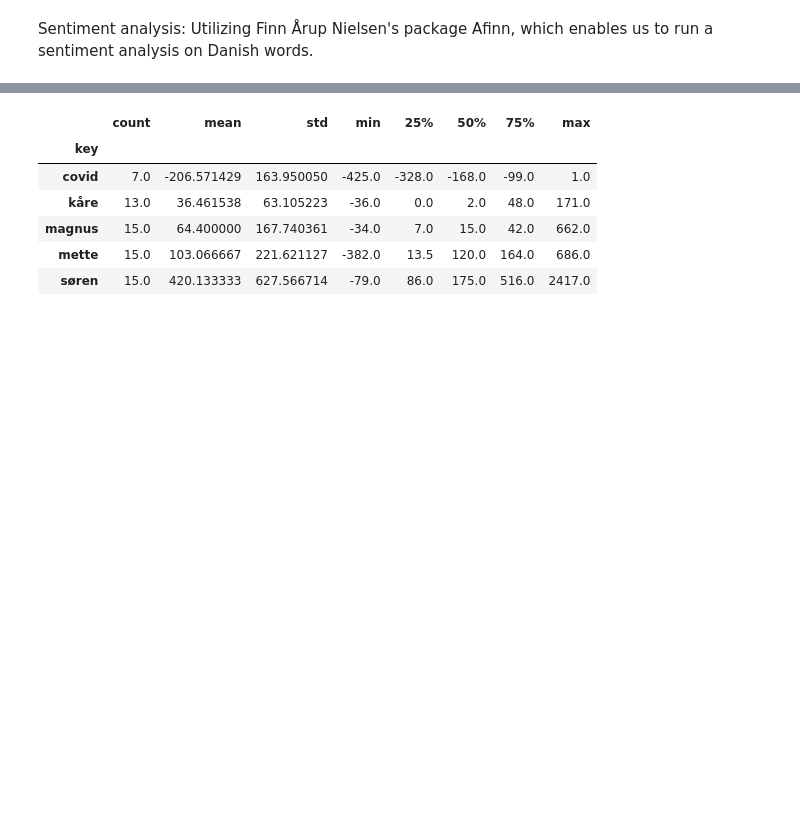
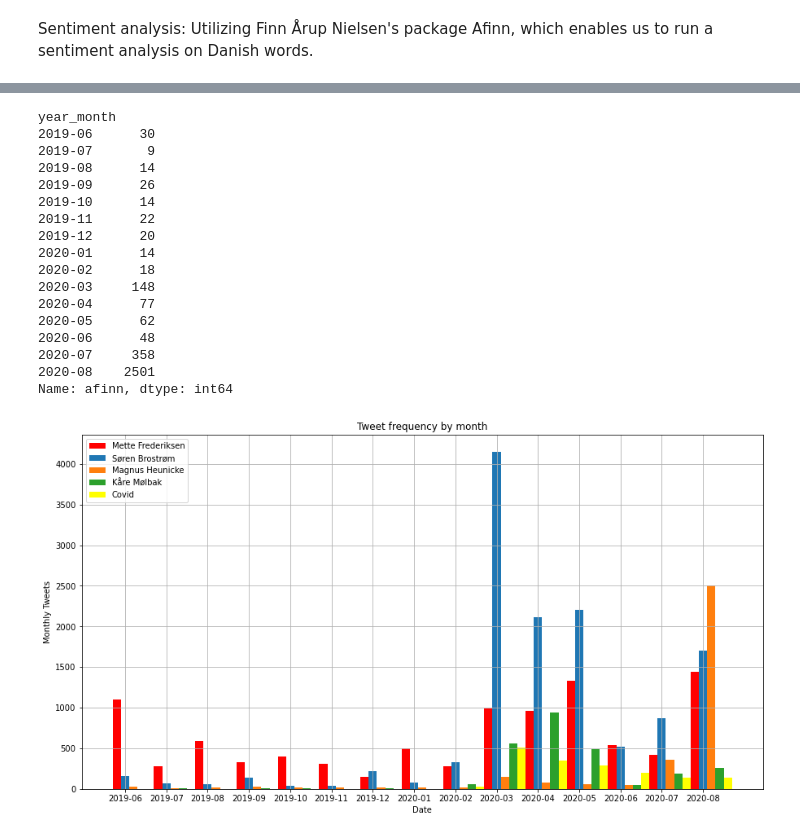
Before and after one commit to Gustavduus/Group-59, a Jupyter notebook: Twitter_scrape.ipynb, the cells around one changed output, grey strips where cells are left out. Cells and saved outputs as stored; diff of their text form; code cells hidden in the pictures; blank space fills up the shorter version.

```diff
--- a/Twitter_scrape.ipynb
+++ b/Twitter_scrape.ipynb
@@ -180,12 +183,56 @@ afinn_describe = twitter_lists.groupby(['year_month', 'key'])['afinn'].sum().gro
 #afinn_describe.to_excel("dataframes.xlsx", sheet_name='Extract')
 
 afinn_describe
+
+twitter_lists.loc[twitter_lists['key'] == 'magnus'].groupby('year_month')['afinn'].count()
 # %% [output]
-|  | count | mean | std | min | 25% | 50% | 75% | max |
-| key |  |  |  |  |  |  |  |  |
-| covid | 7.0 | -206.571429 | 163.950050 | -425.0 | -328.0 | -168.0 | -99.0 | 1.0 |
-| kåre | 13.0 | 36.461538 | 63.105223 | -36.0 | 0.0 | 2.0 | 48.0 | 171.0 |
-| magnus | 15.0 | 64.400000 | 167.740361 | -34.0 | 7.0 | 15.0 | 42.0 | 662.0 |
-| mette | 15.0 | 103.066667 | 221.621127 | -382.0 | 13.5 | 120.0 | 164.0 | 686.0 |
-| søren | 15.0 | 420.133333 | 627.566714 | -79.0 | 86.0 | 175.0 | 516.0 | 2417.0 |
+year_month
+2019-06      30
+2019-07       9
+2019-08      14
+2019-09      26
+2019-10      14
+2019-11      22
+2019-12      20
+2020-01      14
+2020-02      18
+2020-03     148
+2020-04      77
+2020-05      62
+2020-06      48
+2020-07     358
+2020-08    2501
+Name: afinn, dtype: int64
+# %%
+#Initiates figure
+fig = plt.figure(figsize=(15,8))
+ax = fig.add_subplot(111)
+
+#Different x-axes were needed because Kåre only have data since
+x = np.arange(15)
+y = np.append([1], [np.arange(3,15)])
+z = np.arange(8,15)
+
+width = 0.2
+
+
+#Plotting the data from 2013M01 to 2020M02 and assigning them labels
+ax.bar(x, twitter_lists.loc[twitter_lists['key'] == 'mette'].groupby('year_month')['text'].count(), width, color = 'red', label = 'Mette Frederiksen')
+ax.bar(x+width, twitter_lists.loc[twitter_lists['key'] == 'søren'].groupby('year_month')['text'].count(), width, label = 'Søren Brostrøm')
+ax.bar(x+width*2, twitter_lists.loc[twitter_lists['key'] == 'magnus'].groupby('year_month')['text'].count(), width, label = 'Magnus Heunicke')
+ax.bar(y+width*3, twitter_lists.loc[twitter_lists['key'] == 'kåre'].groupby('year_month')['text'].count(), width, label = 'Kåre Mølbak')
+ax.bar(z+width*4, twitter_lists.loc[twitter_lists['key'] == 'covid'].groupby('year_month')['text'].count(), width, color = 'yellow', label = 'Covid')
+
+ax.set_xticks(x+width)
+ax.set_xticklabels(twitter_lists.year_month.unique())
+ax.set_xlabel('Date')
+ax.set_ylabel('Monthly Tweets')
+ax.set_title('Tweet frequency by month')
+ax.grid(True)
+ax.legend(loc = 'upper left', frameon = True)
+
+#Saves the figure as a png
+plt.savefig('Tweet_frequency.png')
+# %% [output]
+[figure, added]
 # %%
```
Also changed, not shown: parts of 9 cells of this notebook, 13 other files.
